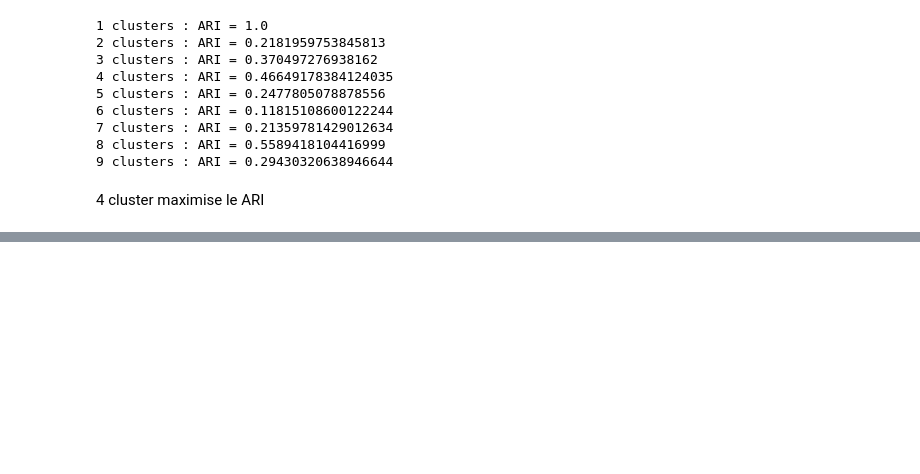
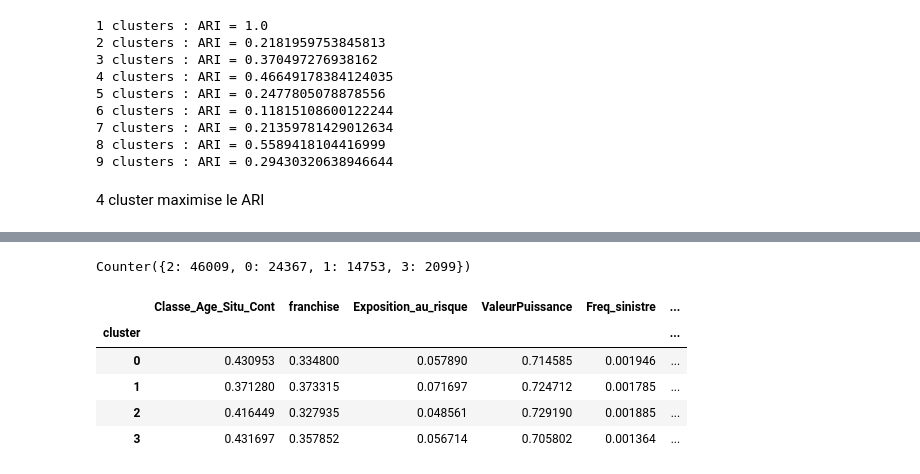
Before and after one commit to RAMIhamza/Projet_Option_Mazars, a Jupyter notebook: GMM.ipynb, the cells around one changed output, grey strips where cells are left out. Cells and saved outputs as stored; diff of their text form; code cells hidden in the pictures; blank space fills up the shorter version.

```diff
--- a/GMM.ipynb
+++ b/GMM.ipynb
@@ -126,0 +169,11 @@ for n_clusters in range(1,10):
+# %%
+print(Counter(GMM_labels_train))
+data.groupby('cluster').mean()
+# %% [output]
+Counter({2: 46009, 0: 24367, 1: 14753, 3: 2099})
+|  | Classe_Age_Situ_Cont | franchise | Exposition_au_risque | ValeurPuissance | Freq_sinistre | ... |
+| cluster |  |  |  |  |  | ... |
+| 0 | 0.430953 | 0.334800 | 0.057890 | 0.714585 | 0.001946 | ... |
+| 1 | 0.371280 | 0.373315 | 0.071697 | 0.724712 | 0.001785 | ... |
+| 2 | 0.416449 | 0.327935 | 0.048561 | 0.729190 | 0.001885 | ... |
+| 3 | 0.431697 | 0.357852 | 0.056714 | 0.705802 | 0.001364 | ... |
```
Also changed, not shown: parts of 5 cells of this notebook, 1 other file.
